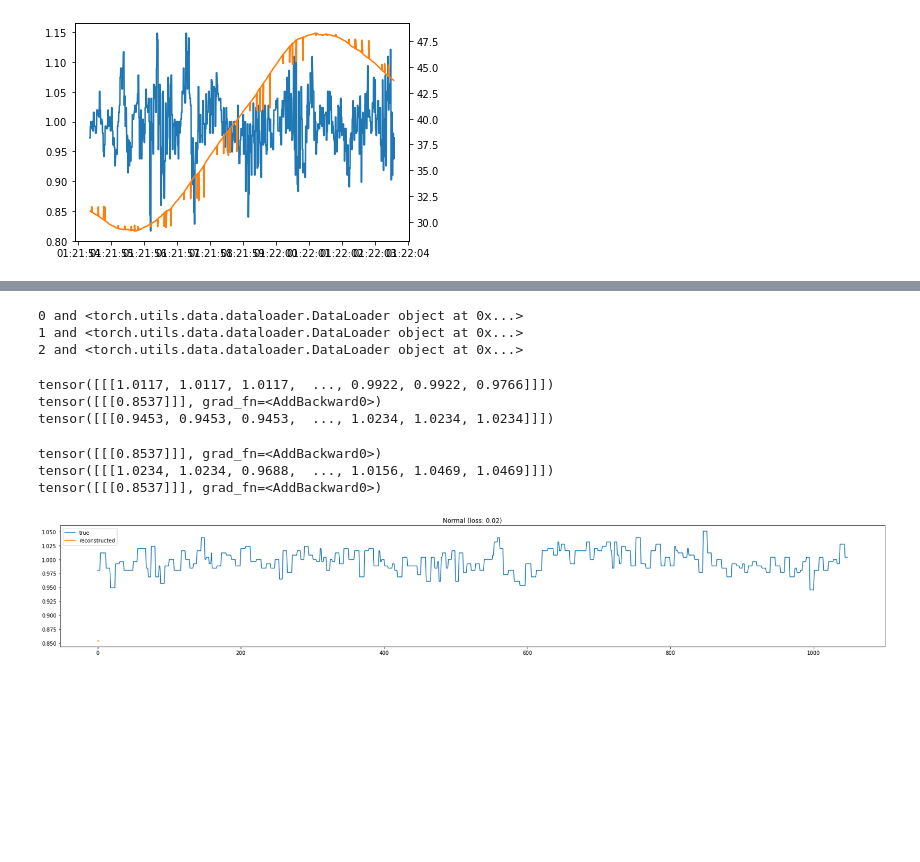
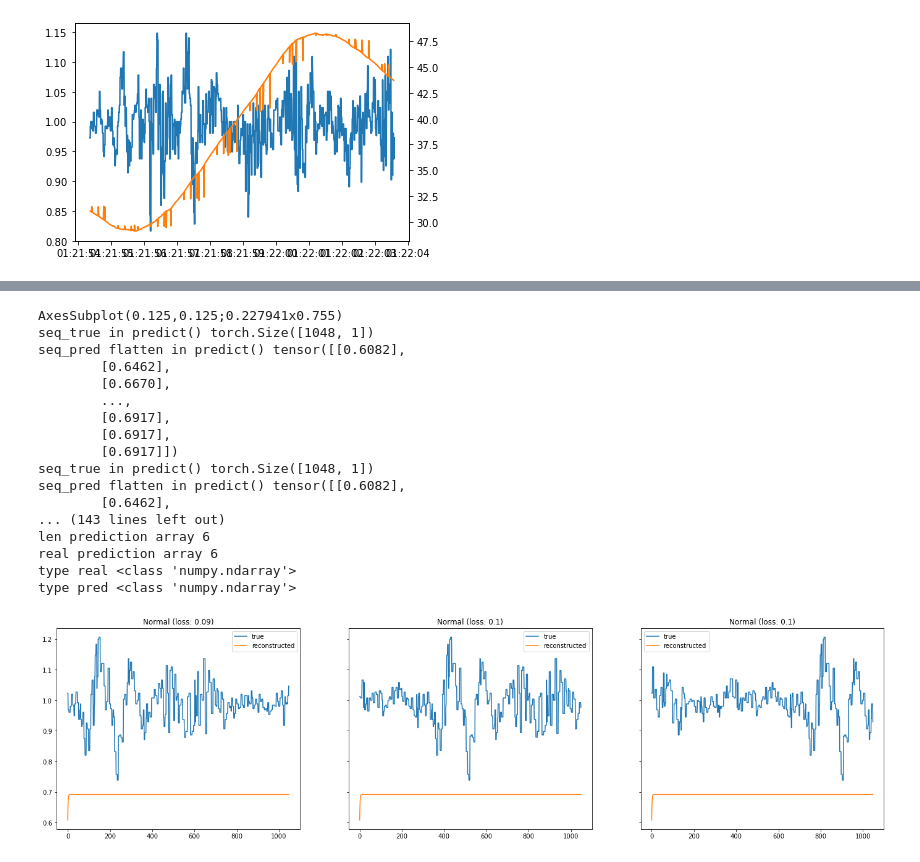
Before and after one commit to TheJproject/deeplearning, a Jupyter notebook: DL(1).ipynb, the cells around one changed output, grey strips where cells are left out. Drawn from its saved outputs; the diff is of its cells as text; code cells hidden in the pictures; blank space fills up the shorter version.

Commit message:
Prediction qui MARCHE mais long à run avant d'avoir des bons output

```diff
--- a/DL(1).ipynb
+++ b/DL(1).ipynb
@@ -192,11 +201,11 @@ class Decoder(nn.Module):
         )
         self.output_layer = nn.Linear(self.hidden_dim, n_features)
     def forward(self, x):
-        #x = x.repeat(self.seq_len, self.n_features)
-        #x = x.reshape((self.n_features, self.seq_len, self.input_dim))
+        x = x.repeat(self.seq_len, self.n_features)
+        x = x.reshape((self.n_features, self.seq_len, self.input_dim))
         x, (hidden_n, cell_n) = self.rnn1(x)
         x, (hidden_n, cell_n) = self.rnn2(x)
-        #x = x.reshape((self.seq_len, self.hidden_dim))
+        x = x.reshape((self.seq_len, self.hidden_dim))
         return self.output_layer(x)
 # %%
 class RecurrentAutoencoder(nn.Module):
@@ -288,6 +310,7 @@ model, history = train_model(
   model,
   dataloader_train,
   dataloader_val,
-  n_epochs=2
+  n_epochs=5,
+  seq_len=seq_len
 )
 # %% [output]
@@ -373,36 +358,44 @@ def predict(model, dataset):
 # %%
-def plot_prediction(data, model, title, ax):
-    predictions, pred_losses = predict(model, data)
-    sq_in_data = []
-    for x in dataloader:
-        sq_in_data.append(x[0][0])
-    ax.plot(sq_in_data[0], label='true')
-    ax.plot(predictions, label='reconstructed')
-    ax.set_title(f'{title} (loss: {np.around(pred_losses[0], 2)})')
+def plot_prediction(dataset, seq_len , model, title, ax,i):
+    predictions, pred_losses, real = predict(model, dataset, seq_len)
+    print("len prediction array", len(predictions))
+    print("real prediction array", len(real))
+
+    print("type real", type(real[1]))
+    print("type pred", type(predictions[1]))
+    ax.plot(real[i], label='true')
+    ax.plot(predictions[i], label='reconstructed')
+    ax.set_title(f'{title} (loss: {np.around(pred_losses[i], 2)})')
     ax.legend()
-# %%
-for i,item in enumerate([dataloader_test,dataloader_test,dataloader_test]):
-    print(i, "and" , item)
-# %% [output]
-0 and <torch.utils.data.dataloader.DataLoader object at 0x...>
-1 and <torch.utils.data.dataloader.DataLoader object at 0x...>
-2 and <torch.utils.data.dataloader.DataLoader object at 0x...>
 # %%
 fig, axs = plt.subplots(
   nrows=1,
-  ncols=1,
+  ncols=3,
   sharey=True,
   sharex=True,
-  figsize=(23, 4)
+  figsize=(24, 6)
 )
-plot_prediction(dataloader_test, model, title='Normal', ax=axs)
-
-fig.tight_layout();
+for i in range(3):
+    print(axs[i])
+    plot_prediction(dataloader_test, seq_len , model, title='Normal',ax=axs[i],i=i)
+#plt.savefig("Reconstruction1", dpi=150)
+plt.show()
 # %% [output]
-tensor([[[1.0117, 1.0117, 1.0117,  ..., 0.9922, 0.9922, 0.9766]]])
-tensor([[[0.8537]]], grad_fn=<AddBackward0>)
-tensor([[[0.9453, 0.9453, 0.9453,  ..., 1.0234, 1.0234, 1.0234]]])
+AxesSubplot(0.125,0.125;0.227941x0.755)
+seq_true in predict() torch.Size([1048, 1])
+seq_pred flatten in predict() tensor([[0.6082],
+        [0.6462],
+        [0.6670],
+        ...,
+        [0.6917],
+        [0.6917],
+        [0.6917]])
+seq_true in predict() torch.Size([1048, 1])
+seq_pred flatten in predict() tensor([[0.6082],
+        [0.6462],
+... (143 lines left out)
+len prediction array 6
+real prediction array 6
+type real <class 'numpy.ndarray'>
+type pred <class 'numpy.ndarray'>
-tensor([[[0.8537]]], grad_fn=<AddBackward0>)
-tensor([[[1.0234, 1.0234, 0.9688,  ..., 1.0156, 1.0469, 1.0469]]])
-tensor([[[0.8537]]], grad_fn=<AddBackward0>)
-[figure, old version]
+[figure, new version]
```
Also changed, not shown: parts of 16 cells of this notebook.
